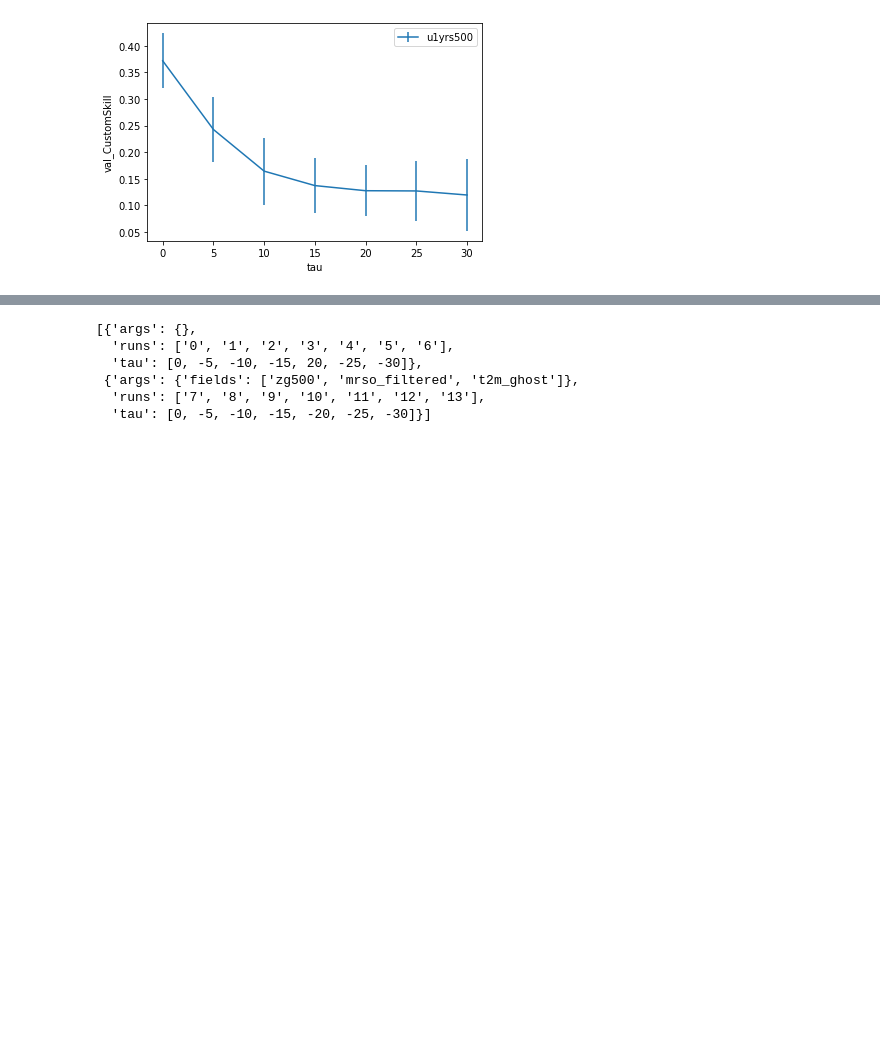
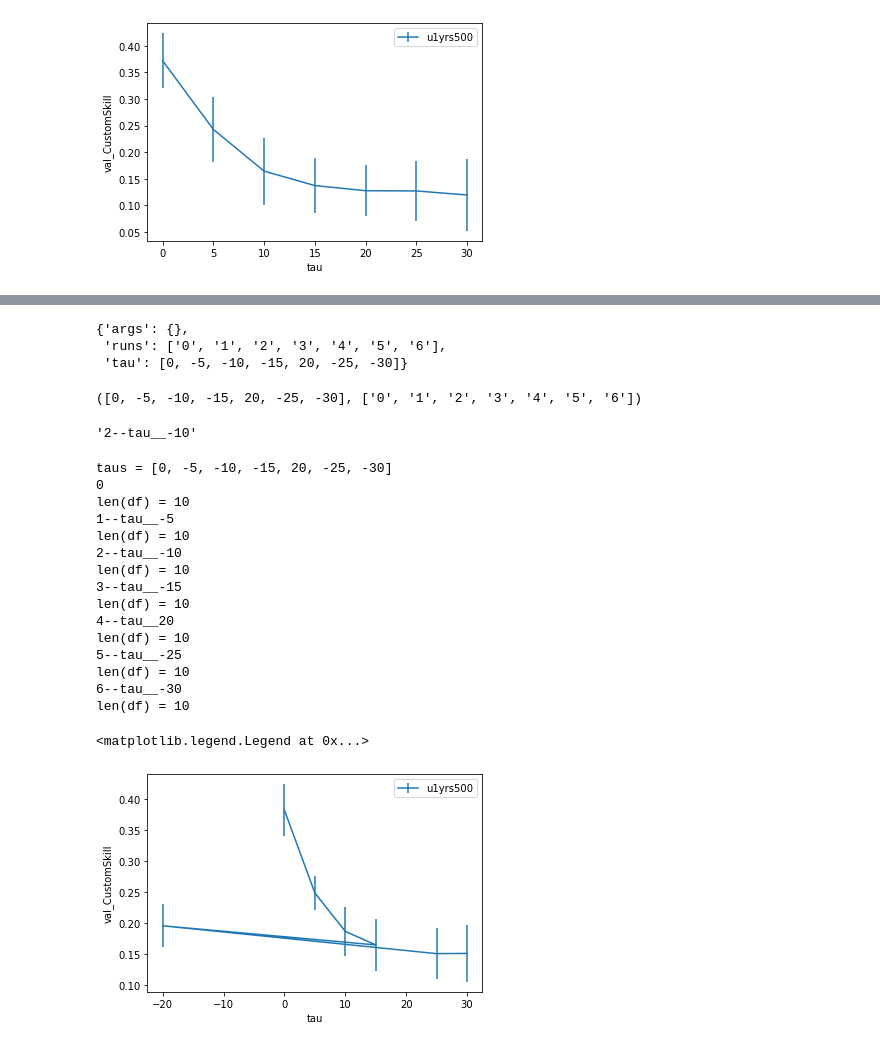
Before and after one commit to georgemilosh/Climate-Learning, a Jupyter notebook: PLASIM/TestingForUtrecht.ipynb, the cells around one changed output, grey strips where cells are left out. Drawn from its saved outputs; the diff is of its cells as text; code cells hidden in the pictures; blank space fills up the shorter version.

```diff
--- a/PLASIM/TestingForUtrecht.ipynb
+++ b/PLASIM/TestingForUtrecht.ipynb
@@ -178,9 +182,64 @@ for key, value in runs.items():
 # %%
-ln.group_by_varying({k: r['args'] for k,r in runs.items()}, variable='tau', config_dict_flat={'tau': 0})
+runs_grouped[0]
 # %% [output]
-[{'args': {},
-  'runs': ['0', '1', '2', '3', '4', '5', '6'],
-  'tau': [0, -5, -10, -15, 20, -25, -30]},
- {'args': {'fields': ['zg500', 'mrso_filtered', 't2m_ghost']},
-  'runs': ['7', '8', '9', '10', '11', '12', '13'],
-  'tau': [0, -5, -10, -15, -20, -25, -30]}]
+{'args': {},
+ 'runs': ['0', '1', '2', '3', '4', '5', '6'],
+ 'tau': [0, -5, -10, -15, 20, -25, -30]}
+# %%
+runs_grouped[0]['tau'], runs_grouped[0]['runs']
+# %% [output]
+([0, -5, -10, -15, 20, -25, -30], ['0', '1', '2', '3', '4', '5', '6'])
+# %%
+runs['2']['name']
+# %% [output]
+'2--tau__-10'
+# %%
+
+folder = 'models/u10yrs500'
+runs = ut.json2dict(f"{folder}/runs.json")
+config = ut.json2dict(f"{folder}/config.json")
+#for key, value in runs.items():
+#    print(value['name'])
+runs_grouped = ln.group_by_varying({k: r['args'] for k,r in runs.items()}, variable='tau', config_dict_flat={'tau': 0})
+
+dg = []
+taus = runs_grouped[0]['tau']
+print(f"{taus = }")
+
+for each_run in runs_grouped[0]['runs']:
+    print(runs[each_run]['name'])
+    df = []
+    for i in range(10):
+        df.append(pd.read_csv(f"{folder}/{runs[each_run]['name']}/fold_{i}/history.csv"))
+    print(f'{len(df) = }')
+    dg.append(pd.concat(df, keys=range(len(df)),names=['fold', None]))
+
+dg_frame = pd.concat(dg, keys=taus,names=['tau','fold', None])
+maxskill = -(percent/100.)*np.log(percent/100.)-(1-percent/100.)*np.log(1-percent/100.)
+dg_frame['val_CustomSkill'] = (maxskill - dg_frame['val_CustomLoss'])/maxskill
+dg_fold_mean = dg_frame.groupby(['tau','epoch']).mean()  # We need to compute fold-wise mean
+dg_idxmax = dg_fold_mean.loc[:,'val_CustomSkill'].groupby(['tau']).idxmax() # Now we compute the indices for which the val_CustomSkill is maximal because we need to apply them to standard deviation as well
+dg_foldmean_maxskill_mean = dg_frame.groupby(['tau','epoch']).mean().loc[dg_idxmax] #Now we are in a position to also compute standard deviation and mean for those columns which correspond to the optimal customskill
+dg_foldmean_maxskill_std = dg_frame.groupby(['tau','epoch']).std().loc[dg_idxmax]
+plt.errorbar(-dg_foldmean_maxskill_std['val_CustomSkill'].droplevel(level=1).index,dg_foldmean_maxskill_mean['val_CustomSkill'].values,dg_foldmean_maxskill_std['val_CustomSkill'].values, label='u1yrs500')
+plt.xlabel('tau')
+plt.ylabel('val_CustomSkill')
+plt.legend(loc='best')
+# %% [output]
+taus = [0, -5, -10, -15, 20, -25, -30]
+0
+len(df) = 10
+1--tau__-5
+len(df) = 10
+2--tau__-10
+len(df) = 10
+3--tau__-15
+len(df) = 10
+4--tau__20
+len(df) = 10
+5--tau__-25
+len(df) = 10
+6--tau__-30
+len(df) = 10
+<matplotlib.legend.Legend at 0x...>
+[figure, added]
```
Also changed, not shown: parts of 3 cells of this notebook.
